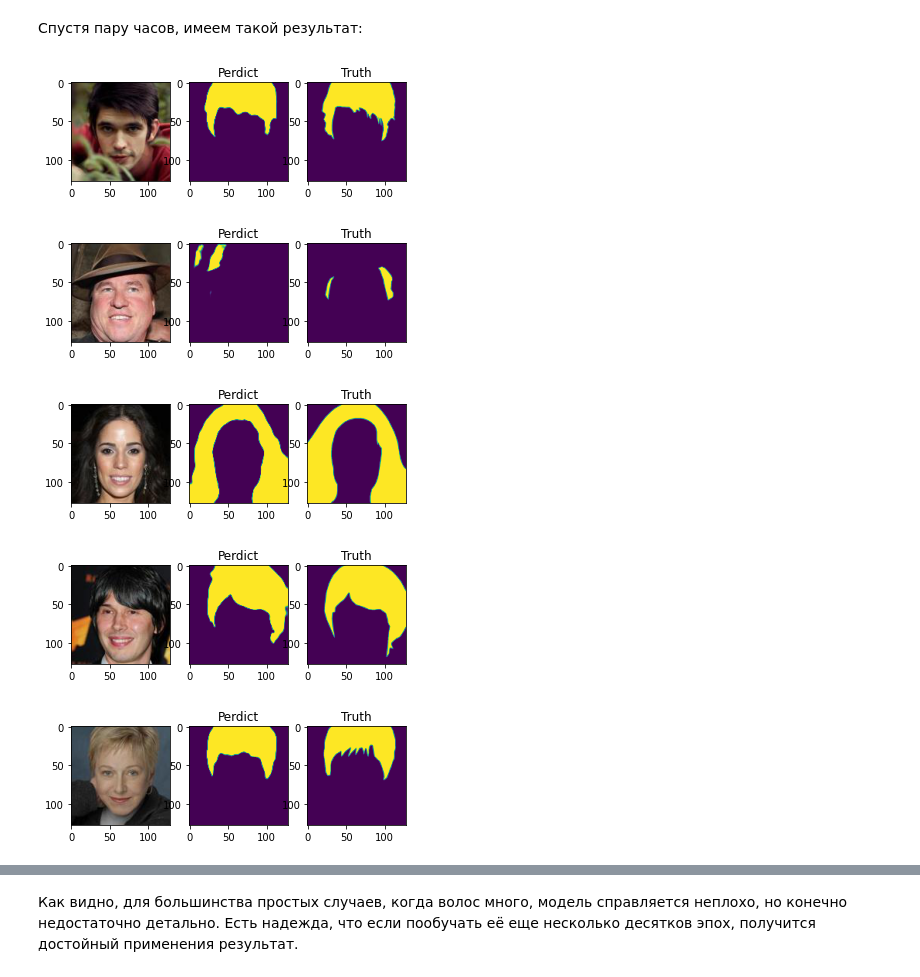
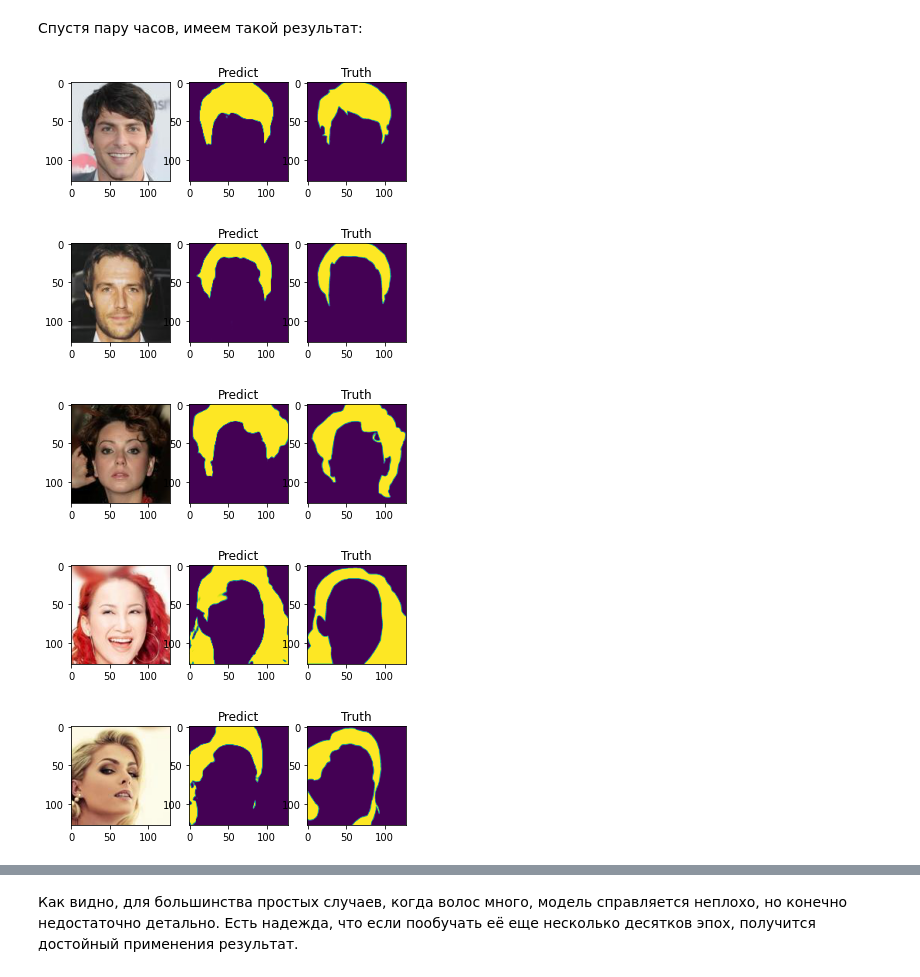
Before and after one commit to MoonriseStreet/FaceSegmentation, a Jupyter notebook: faces.ipynb, the cells around one changed output, grey strips where cells are left out. Cells and saved outputs as stored; diff of their text form; code cells hidden in the pictures.

```diff
--- a/faces.ipynb
+++ b/faces.ipynb
@@ -207,24 +204,24 @@ INFO:tensorflow:Assets written to: model.pth/assets
 # %%
 for i in range(5):
     n = np.random.choice(len(test_data))
 
     image, gt_mask = test_data[n]
 
     pr_mask = model.predict(np.expand_dims(image, axis=0))
 
 
     plt.subplot(1,3,1)
     plt.imshow(image.astype('uint8')) # for visualization we have to transpose back to HWC
     plt.subplot(1,3,2)
     plt.imshow(pr_mask[0,:,:,0])  # for visualization we have to remove 3rd dimension of mask
-    plt.title("Perdict")
+    plt.title("Predict")
     plt.subplot(1,3,3)
     plt.imshow(gt_mask[:,:,0])  # for visualization we have to remove 3rd dimension of mask
     plt.title("Truth")
     plt.show()
 # %% [output]
-[figure, old version]
+[figure, new version]
-[figure, old version]
+[figure, new version]
-[figure, old version]
+[figure, new version]
-[figure, old version]
+[figure, new version]
-[figure, old version]
+[figure, new version]
```
Also changed, not shown: parts of 6 cells of this notebook, 4 other files.
